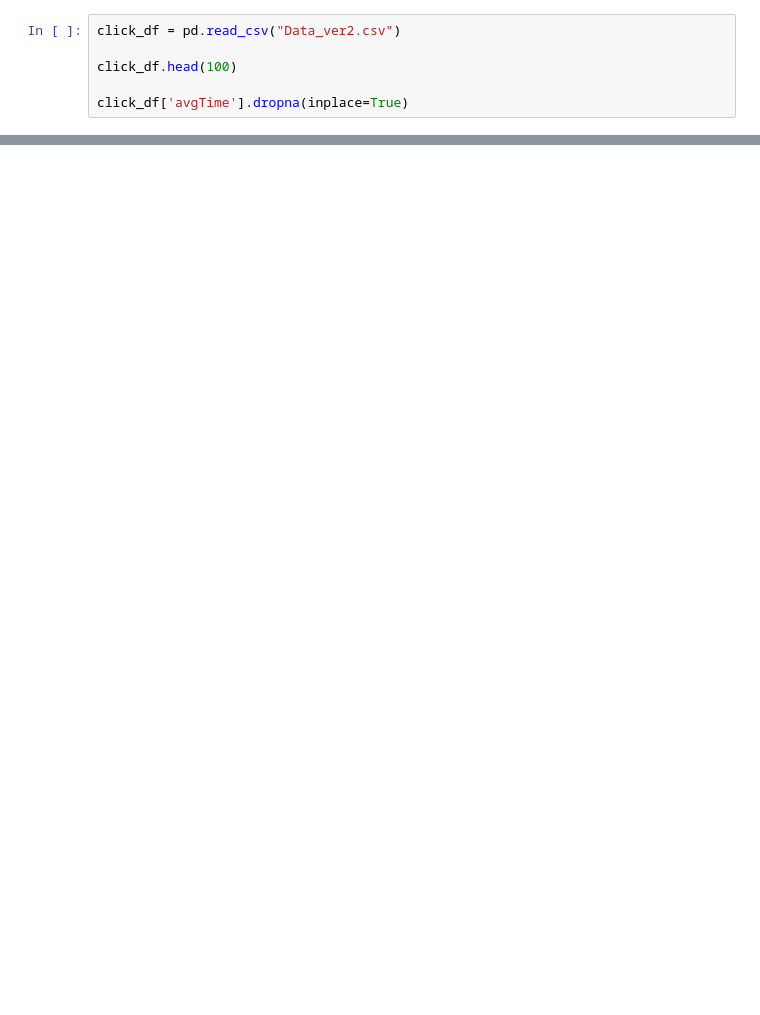
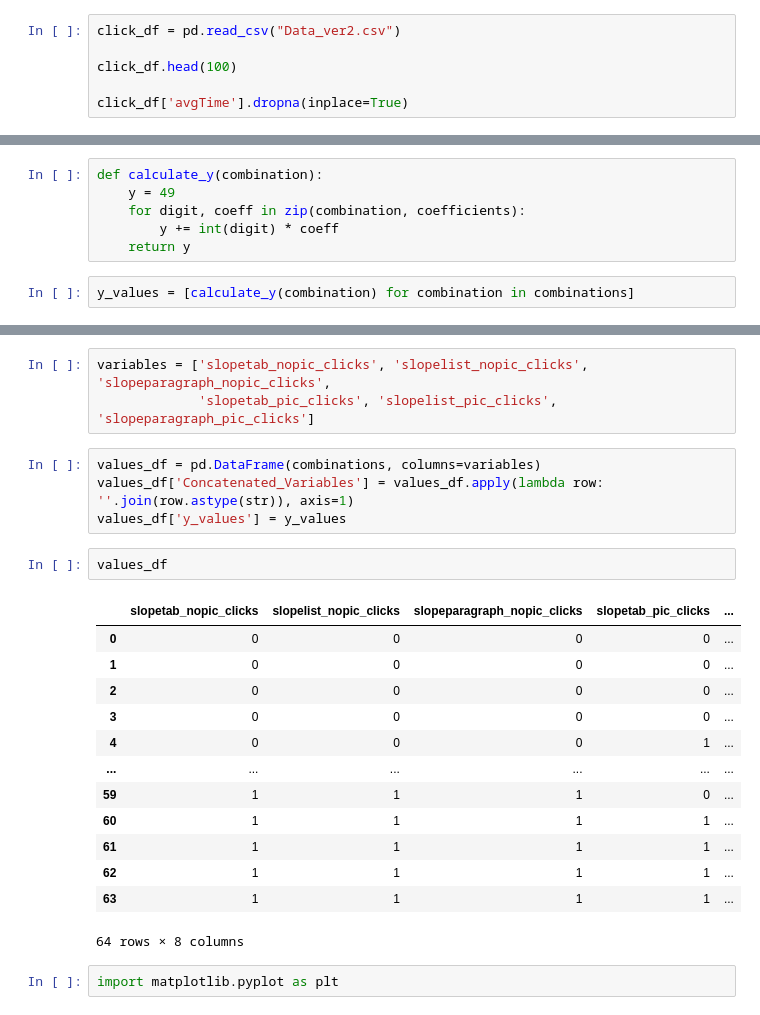
Before and after one commit to anoobis-bot/HCI-Data-Analysis, a Jupyter notebook: time.ipynb, the cells around one changed output, grey strips where cells are left out. Saved outputs shown, nothing was run; the diff lists cells and outputs as text; blank space fills up the shorter version.

Commit message:
feat: revamped data analysis for time

```diff
--- a/time.ipynb
+++ b/time.ipynb
@@ -66,0 +96,8 @@ array([[<Axes: title={'center': 'Intercept'}>,
+# %%
+def calculate_y(combination):
+    y = 49
+    for digit, coeff in zip(combination, coefficients):
+        y += int(digit) * coeff
+    return y
+# %%
+y_values = [calculate_y(combination) for combination in combinations]
@@ -66,0 +124,25 @@ array([[<Axes: title={'center': 'Intercept'}>,
+# %%
+variables = ['slopetab_nopic_clicks', 'slopelist_nopic_clicks', 'slopeparagraph_nopic_clicks',
+             'slopetab_pic_clicks', 'slopelist_pic_clicks', 'slopeparagraph_pic_clicks']
+# %%
+values_df = pd.DataFrame(combinations, columns=variables)
+values_df['Concatenated_Variables'] = values_df.apply(lambda row: ''.join(row.astype(str)), axis=1)
+values_df['y_values'] = y_values
+# %%
+values_df
+# %% [output]
+|  | slopetab_nopic_clicks | slopelist_nopic_clicks | slopeparagraph_nopic_clicks | slopetab_pic_clicks | ... |
+| 0 | 0 | 0 | 0 | 0 | ... |
+| 1 | 0 | 0 | 0 | 0 | ... |
+| 2 | 0 | 0 | 0 | 0 | ... |
+| 3 | 0 | 0 | 0 | 0 | ... |
+| 4 | 0 | 0 | 0 | 1 | ... |
+| ... | ... | ... | ... | ... | ... |
+| 59 | 1 | 1 | 1 | 0 | ... |
+| 60 | 1 | 1 | 1 | 1 | ... |
+| 61 | 1 | 1 | 1 | 1 | ... |
+| 62 | 1 | 1 | 1 | 1 | ... |
+| 63 | 1 | 1 | 1 | 1 | ... |
+64 rows × 8 columns
+# %%
+import matplotlib.pyplot as plt
```
Also changed, not shown: parts of 12 cells of this notebook.
